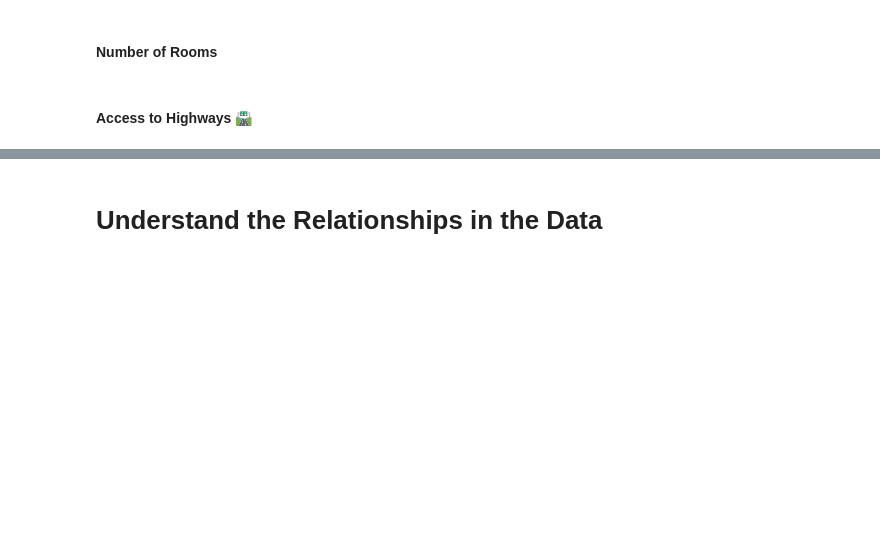
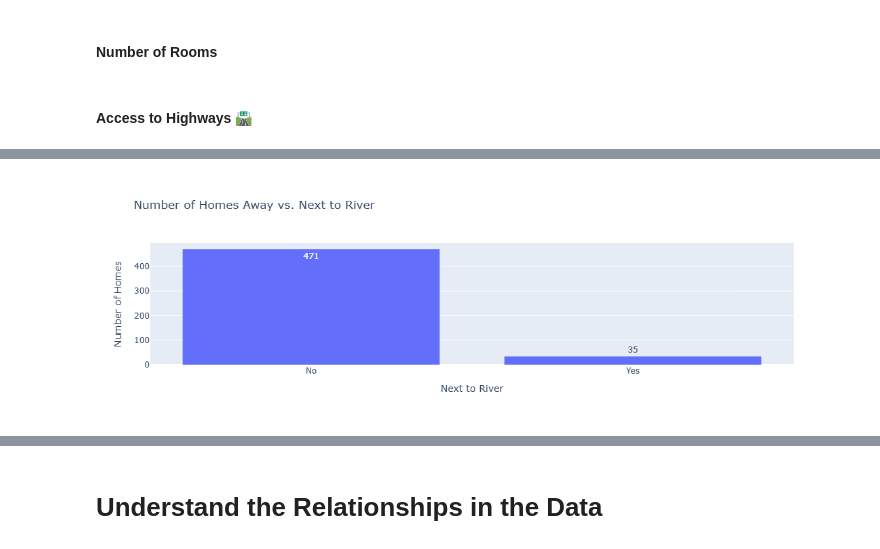
Before and after one commit to BodeMurairi/python_programming_bootcamp, a Jupyter notebook: tasks/day_81/multivariable_Regression_(Start)/Multivariable_Regression_and_Valuation_Model_(start).ipynb, the cells around one changed output, grey strips where cells are left out. Saved outputs shown, nothing was run; the diff lists cells and outputs as text; code cells hidden in the pictures; blank space fills up the shorter version.

```diff
--- a/tasks/day_81/multivariable_Regression_(Start)/Multivariable_Regression_and_Valuation_Model_(start).ipynb
+++ b/tasks/day_81/multivariable_Regression_(Start)/Multivariable_Regression_and_Valuation_Model_(start).ipynb
@@ -188,6 +189,20 @@ Create a bar chart with plotly for CHAS to show many more homes are away from th
 <img src=https://i.imgur.com/AHwoQ6l.png height=350>
 
 You can make your life easier by providing a list of values for the x-axis (e.g., `x=['No', 'Yes']`)
+# %%
+chas_counts = data['CHAS'].value_counts().sort_index()
+x_labels = ['No', 'Yes']  # 'No' for 0, 'Yes' for 1
+
+# Create the Plotly bar chart
+fig = px.bar(x=x_labels, y=chas_counts,
+             labels={'x': 'Next to River', 'y': 'Number of Homes'},
+             title='Number of Homes Away vs. Next to River',
+             text=chas_counts)
+
+# Show the chart
+fig.show()
+# %% [output]
+[figure, added]
 # %% [markdown]
 <img src=https://i.imgur.com/b5UaBal.jpg height=350>
 # %% [markdown]
```
Also changed, not shown: parts of 35 cells of this notebook, 3 other files.
